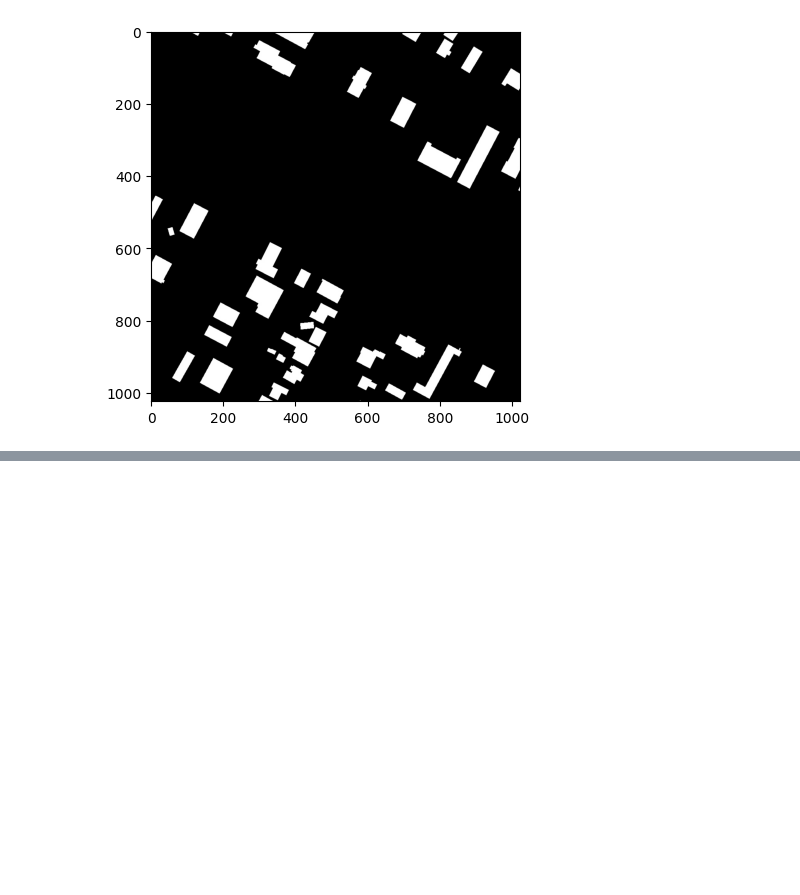
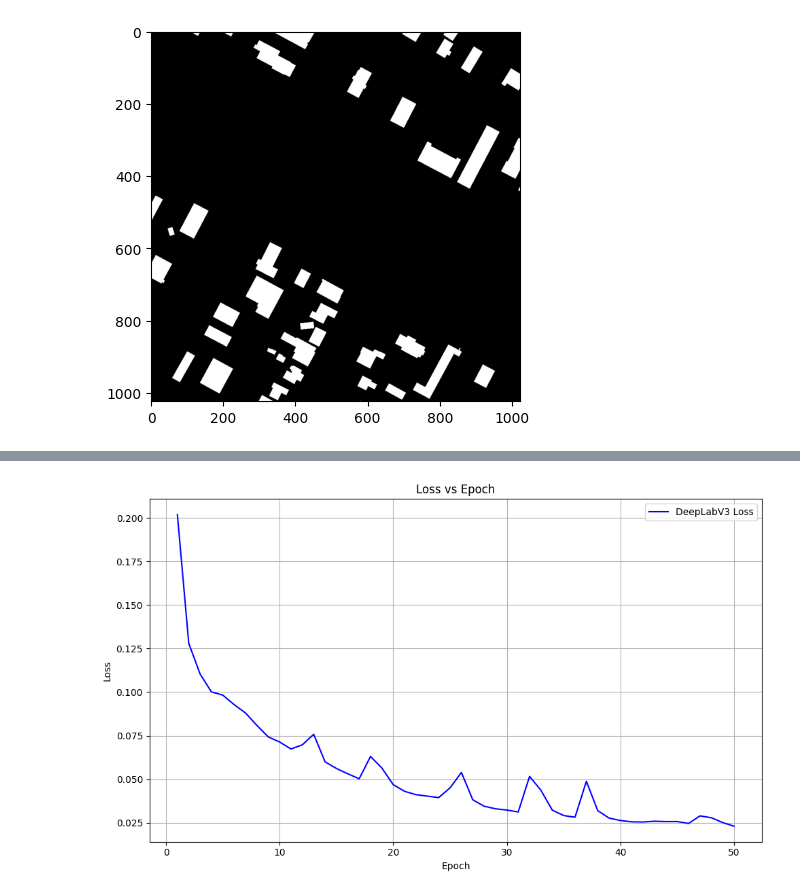
Before and after one commit to panchaldhruv27223/Solar_Rooftop_Detection, a Jupyter notebook: BaseLineModels/deeplabv3/deeplabv3_model.ipynb, the cells around one changed output, grey strips where cells are left out. Saved outputs shown, nothing was run; the diff lists cells and outputs as text; code cells hidden in the pictures; blank space fills up the shorter version.

```diff
--- a/BaseLineModels/deeplabv3/deeplabv3_model.ipynb
+++ b/BaseLineModels/deeplabv3/deeplabv3_model.ipynb
@@ -54,7 +54,7 @@ def train_model(model, dataloader, num_epochs=25):
     model.to(device)
     criterion = torch.nn.BCEWithLogitsLoss()  # For binary segmentation
     optimizer = torch.optim.Adam(model.parameters(), lr=1e-4)
-
+    loss_list = []
     model.train()  # Set model to training mode
     for epoch in range(num_epochs):
         print(f"Epoch {epoch+1}/{num_epochs}")
@@ -69,9 +69,11 @@ def train_model(model, dataloader, num_epochs=25):
             loss.backward()
             optimizer.step()
             running_loss += loss.item() * inputs.size(0)
-        epoch_loss = running_loss / len(dataloader.dataset)
-        print(f"Train Loss: {epoch_loss:.4f}")
-    return model
+
+        running_loss = running_loss / len(dataloader.dataset)
+        loss_list.append(running_loss)
+        print(f"Train Loss: {running_loss:.4f}")
+    return model, loss_list
 # %%
 data_dir = "/home/selc-a4-sr2/Solar_Rooftop_Detection/Arial_images_1024_1024"  # Replace with your data directory
 transform = transforms.Compose([
@@ -113,6 +115,6 @@ plt.show()
 [figure]
 # %%
 model = create_deeplab(output_channels=1)
-trained_model = train_model(model, dataloader, num_epochs=50)
+trained_model, losses = train_model(model, dataloader, num_epochs=50)
 # %% [output]
 Epoch 1/50
@@ -121,0 +169,20 @@ print("Training complete, entire model saved as 'deeplab_rooftop_full_50.pth'")
+# %%
+import matplotlib.pyplot as plt
+
+
+deeplabv3_loss = losses
+epochs = list(range(1,51))
+
+# Plot Loss
+plt.figure(figsize=(10, 6))
+plt.plot(epochs, deeplabv3_loss, label='DeepLabV3 Loss', color='blue')
+plt.xlabel('Epoch')
+plt.ylabel('Loss')
+plt.title('Loss vs Epoch')
+plt.legend()
+plt.grid(True)
+plt.savefig("deeplabv3_loss_vs_epochs.png")
+plt.tight_layout()
+plt.show()
+# %% [output]
+[figure, added]
```
Also changed, not shown: parts of 3 cells of this notebook, 13 other files.
